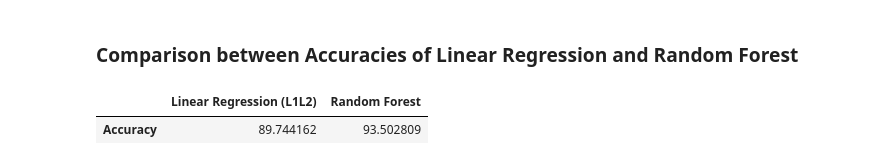
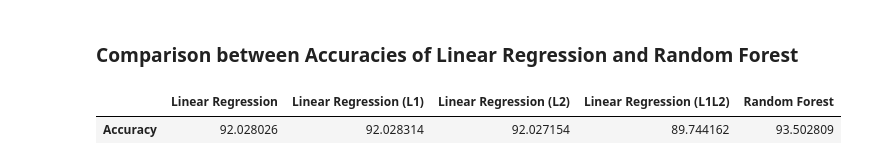
Before and after one commit to mch3pg4/60006CEM-MLTasks, a Jupyter notebook: Task1-Regression/MLTask1Regression.ipynb, the cells around one changed output. Cells and saved outputs as stored; diff of their text form; code cells hidden in the pictures.

```diff
--- a/Task1-Regression/MLTask1Regression.ipynb
+++ b/Task1-Regression/MLTask1Regression.ipynb
@@ -294,3 +294,7 @@ Mean Squared Error: 1215093.9038325078
 Root Mean Squared Error: 1102.31297907287
 R2 Score: 0.9202802581013376
 Mean Absolute Error: 725.270321268136
+# %%
+# accuracy of the model
+accuracy = model.score(X_test_scaled, y_test) * 100
+print(f'Accuracy: {accuracy}')
@@ -367,3 +373,7 @@ Mean Squared Error: 1215093.9038325078
 Root Mean Squared Error: 1102.312979072871
 R2 Score: 0.9202802581013376
 Mean Absolute Error: 725.270321268136
+# %%
+# accuracy of l2 regularization
+accuracy_l2 = best_model_l2.score(X_test, y_test) * 100
+print(f'Accuracy of L2 Regularization: {accuracy_l2}')
@@ -437,3 +449,7 @@ print(f'Predicted Price: {predicted_price_l1}')
 # %% [output]
 Actual Price: 1851
 Predicted Price: 2629.8291550938734
+# %%
+# accuracy of l1 regularization
+accuracy_l1 = best_model_l1.score(X_test, y_test) * 100
+print(f'Accuracy of L1 Regularization: {accuracy_l1}')
@@ -494,8 +512,8 @@ R2 Score: 0.9202802581013376
 Mean Absolute Error: 725.270321268136
 # %%
 # calculate accuracy
-accuracy = best_model_en.score(X_test, y_test) * 100
-print(f'Accuracy: {accuracy}')
+accuracy_l1l2 = best_model_en.score(X_test, y_test) * 100
+print(f'Accuracy: {accuracy_l1l2}')
 # %% [output]
 Accuracy: 89.7441616744605
 # %%
@@ -618,11 +636,14 @@ comparison
 ### Comparison between Accuracies of Linear Regression and Random Forest
 # %%
 accuracy_comparison = pd.DataFrame({
-    'Linear Regression (L1L2)': [accuracy],
+    'Linear Regression': [accuracy],
+    'Linear Regression (L1)': [accuracy_l1],
+    'Linear Regression (L2)': [accuracy_l2],
+    'Linear Regression (L1L2)': [accuracy_l1l2],
     'Random Forest': [accuracy_rf]
 }, index=['Accuracy'])
 
 accuracy_comparison
 # %% [output]
-|  | Linear Regression (L1L2) | Random Forest |
-| Accuracy | 89.744162 | 93.502809 |
+|  | Linear Regression | Linear Regression (L1) | Linear Regression (L2) | Linear Regression (L1L2) | Random Forest |
+| Accuracy | 92.028026 | 92.028314 | 92.027154 | 89.744162 | 93.502809 |
```
Also changed, not shown: parts of 4 cells of this notebook, 23 other files.
